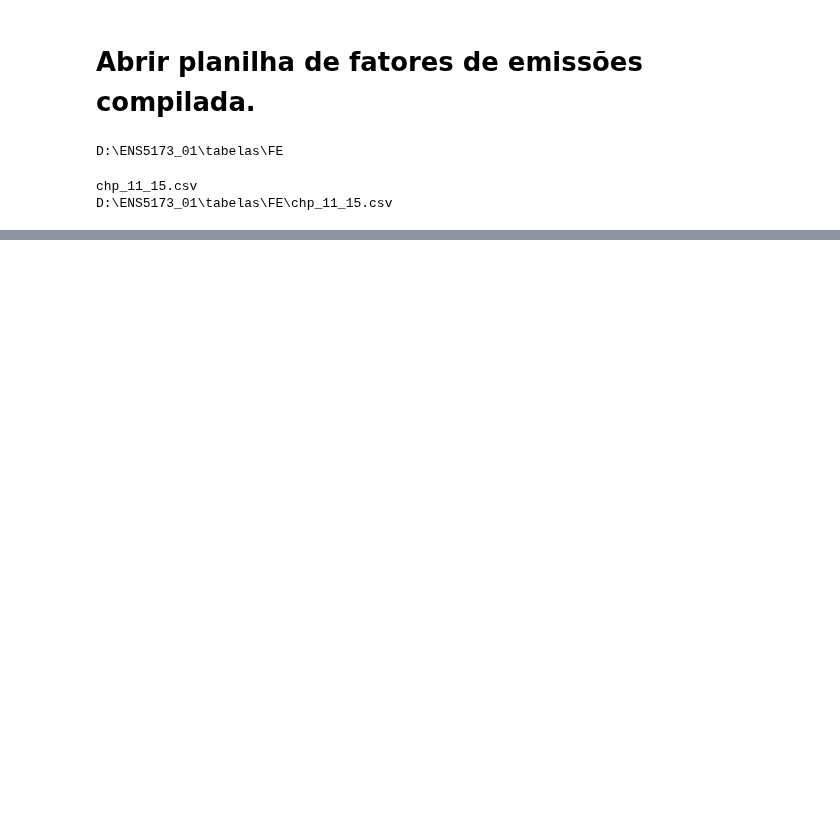
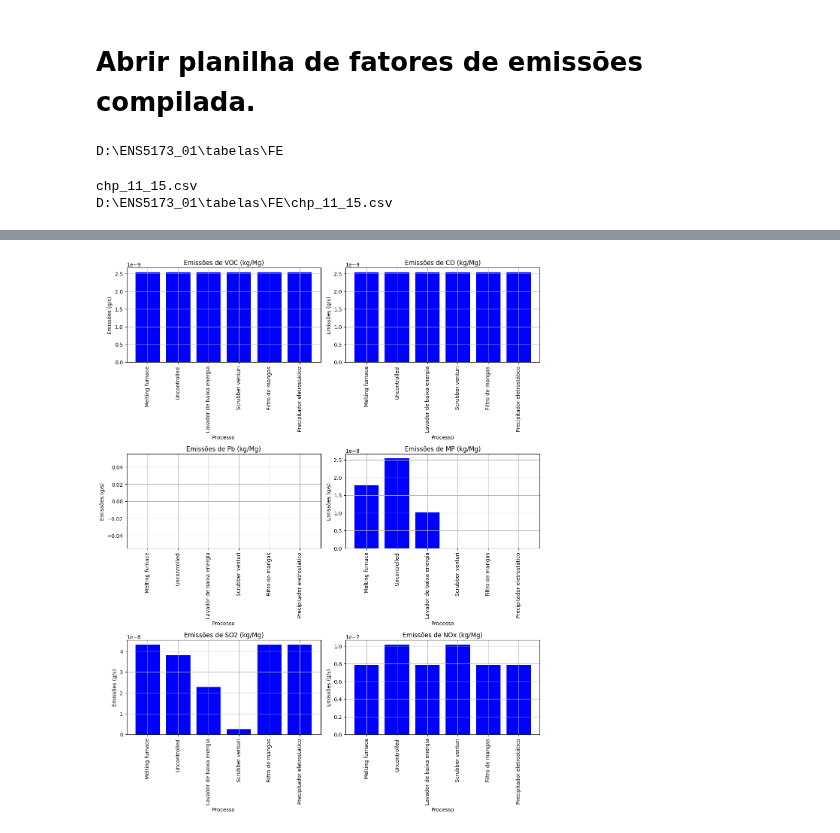
Before and after one commit to muriell-b/ENS5173_01, a Jupyter notebook: atividade01_parte1.ipynb, the cells around one changed output, grey strips where cells are left out. Drawn from its saved outputs; the diff is of its cells as text; code cells hidden in the pictures; blank space fills up the shorter version.

```diff
--- a/atividade01_parte1.ipynb
+++ b/atividade01_parte1.ipynb
@@ -56,0 +153,87 @@ O arquivo 'chp_11_15.csv' não foi encontrado nos diretórios especificados.
+# %%
+import matplotlib.pyplot as plt
+
+processos = ['Melting furnace', 'Uncontrolled', 'Lavador de baixa energia', 'Scrubber venturi', 'Filtro de mangas', 'Precipitador eletrostático', 'Flat', 'Uncontrolled', 'Lavador de baixa energia', 'Scrubber venturi', 'Filtro de mangas', 'Precipitador eletrostático', 'Pressionado e soprado', 'Uncontrolled', 'Lavador de baixa energia', 'Scrubber venturi', 'Filtro de mangas', 'Precipitador eletrostático', 'Formação e acabamento', 'Container', 'Pressionado e soprado', 'Vidro de chumbo']
+
+# Verificando e preenchendo valores None em voc_emissoes
+voc_emissoes = [0 if emis is None else emis for emis in voc_emissoes]
+
+# Convertendo todos os valores em voc_emissoes para float
+voc_emissoes = [float(emis) if emis is not None else 0 for emis in voc_emissoes]
+
+import pandas as pd
+import matplotlib.pyplot as plt
+
+import pandas as pd
+import matplotlib.pyplot as plt
+
+# Dados de exemplo
+dados = {
+    'Processo': ['Melting furnace', 'Uncontrolled', 'Lavador de baixa energia', 'Scrubber venturi', 'Filtro de mangas', 'Precipitador eletrostático'],
+    'Sigla': ['MF', 'UC', 'LBE', 'SV', 'FM', 'PE'],
+    'VOC (kg/Mg)': [0.1, 0.1, 0.1, 0.1, 0.1, 0.1],
+    'CO (kg/Mg)': [0.1, 0.1, 0.1, 0.1, 0.1, 0.1],
+    'Pb (kg/Mg)': [0.0, 0.0, 0.0, 0.0, 0.0, 0.0],
+    'MP (kg/Mg)': [0.7, 1.0, 0.4, 0.0, 0.0, 0.0],
+    'SO2 (kg/Mg)': [1.7, 1.5, 0.9, 0.1, 1.7, 1.7],
+    'NOx (kg/Mg)': [3.1, 4.0, 3.1, 4.0, 3.1, 3.1]
+}
+
+# Criando DataFrame a partir dos dados
+df = pd.DataFrame(dados)
+
+# Definindo os processos
+processos = df['Processo']
+
+# Definindo as emissões de VOC, CO, Pb, MP, SO2 e NOx para cada processo
+emissoes = df.drop(columns=['Processo', 'Sigla']) * 800000 / (1000000 * 365 * 24 * 3600)  # Convertendo ton/ano para g/s
+
+# Plotando as emissões para cada poluente e processo
+plt.figure(figsize=(12, 15))
+
+# Iterando sobre cada poluente
+for idx, poluente in enumerate(emissoes.columns):
+    plt.subplot(3, 2, idx+1)
+    plt.bar(processos, emissoes[poluente], color='blue')
+    plt.title(f'Emissões de {poluente}')
+    plt.ylabel('Emissões (g/s)')
+    plt.xlabel('Processo')
+    plt.xticks(rotation=90)
+    plt.grid(True)
+
+plt.tight_layout()
+plt.show()
+
+# Plotando as emissões para cada poluente e processo
+plt.figure(figsize=(9, 15))
+
+# Iterando sobre cada poluente
+for idx, poluente in enumerate(emissoes.columns):
+    plt.subplot(3, 2, idx+1)
+    plt.bar(processos, emissoes[poluente], color='blue')
+    plt.title(f'Emissões de {poluente}')
+    plt.ylabel('Emissões (g/s)')
+    plt.xlabel('Processo')
+    plt.xticks(rotation=90)
+    plt.grid(True)
+
+    # Plotando as emissões para cada poluente e processo
+plt.figure(figsize=(9, 15))
+
+# Iterando sobre cada poluente
+for idx, poluente in enumerate(emissoes.columns):
+    plt.subplot(3, 2, idx+1)
+    plt.bar(processos, emissoes[poluente], color='blue')
+    plt.title(f'Emissões de {poluente}')
+    plt.ylabel('Emissões (g/s)')
+    plt.xlabel('Processo')
+    plt.xticks(rotation=90)
+    plt.grid(True)
+
+    # Exportando o gráfico como um arquivo PNG
+    plt.savefig(f'D:/ENS5173_01/figures/poluentes_e_processos.png')
+
+plt.tight_layout()
+plt.show()
+# %% [output]
+[figure, added]
```
Also changed, not shown: parts of 5 cells of this notebook.
